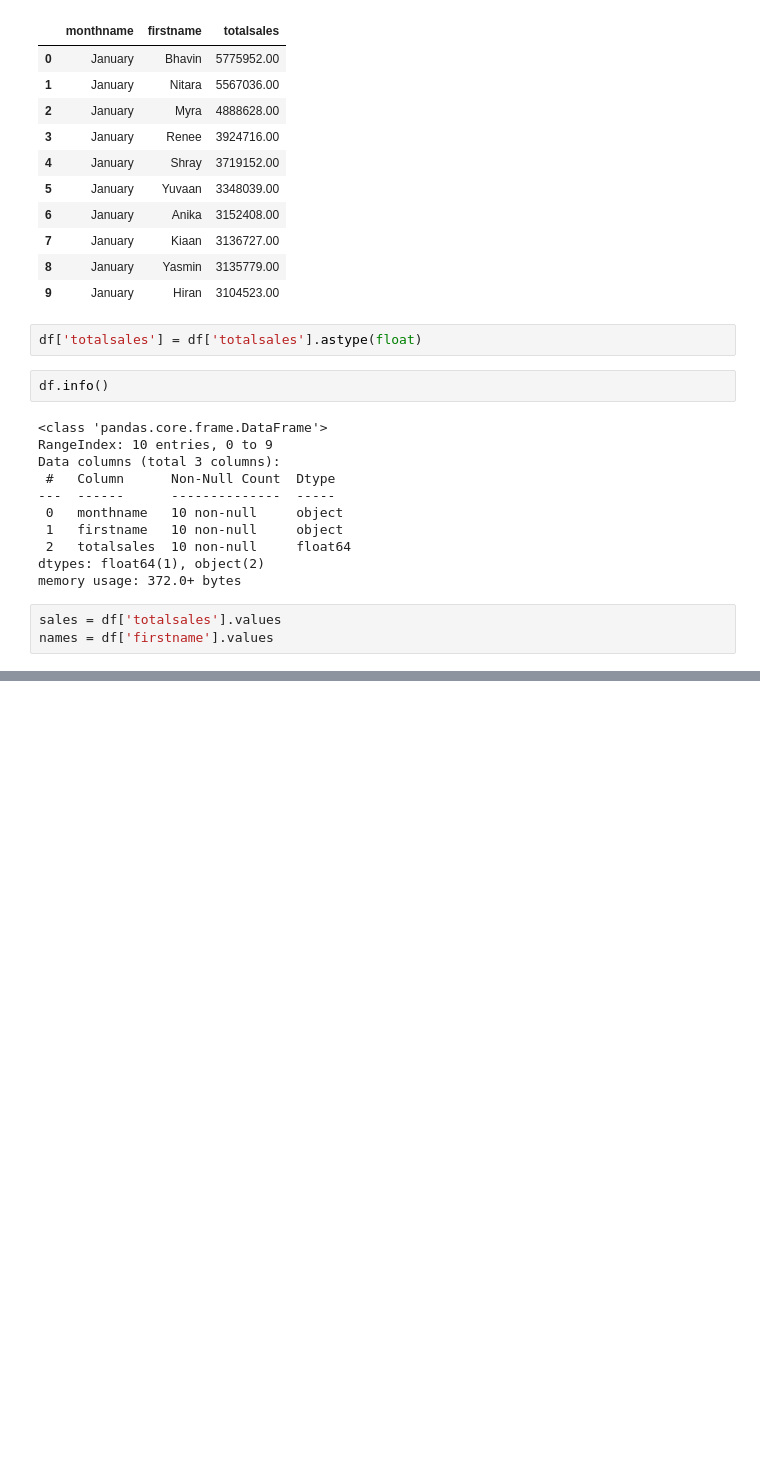
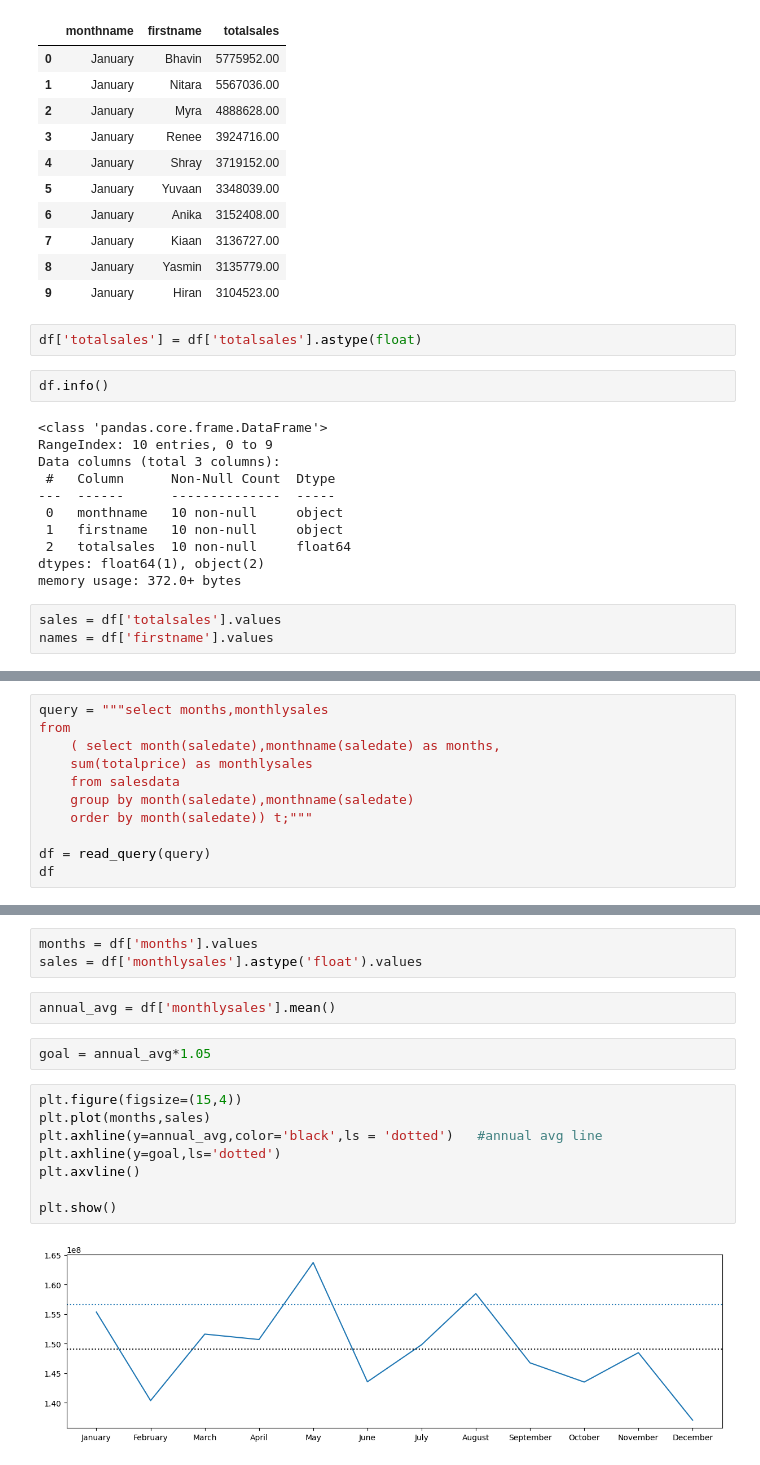
Before and after one commit to MonikaHussain/ecommerce_analysis, a Jupyter notebook: swiftmarket.ipynb, the cells around one changed output, grey strips where cells are left out. Saved outputs shown, nothing was run; the diff lists cells and outputs as text; blank space fills up the shorter version.

```diff
--- a/swiftmarket.ipynb
+++ b/swiftmarket.ipynb
@@ -265,0 +327,11 @@ plt.bar(height=sales,x=names,bottom=20,width=0.8,color='teal')
+# %%
+query = """select months,monthlysales
+from
+	( select month(saledate),monthname(saledate) as months,
+	sum(totalprice) as monthlysales
+	from salesdata
+	group by month(saledate),monthname(saledate)
+	order by month(saledate)) t;"""
+
+df = read_query(query)
+df
@@ -265,0 +352,17 @@ plt.bar(height=sales,x=names,bottom=20,width=0.8,color='teal')
+# %%
+months = df['months'].values
+sales = df['monthlysales'].astype('float').values
+# %%
+annual_avg = df['monthlysales'].mean()
+# %%
+goal = annual_avg*1.05
+# %%
+plt.figure(figsize=(15,4))
+plt.plot(months,sales)
+plt.axhline(y=annual_avg,color='black',ls = 'dotted')   #annual avg line
+plt.axhline(y=goal,ls='dotted')
+plt.axvline()
+
+plt.show()
+# %% [output]
+[figure, added]
```
Also changed, not shown: parts of 10 cells of this notebook, 2 other files.
